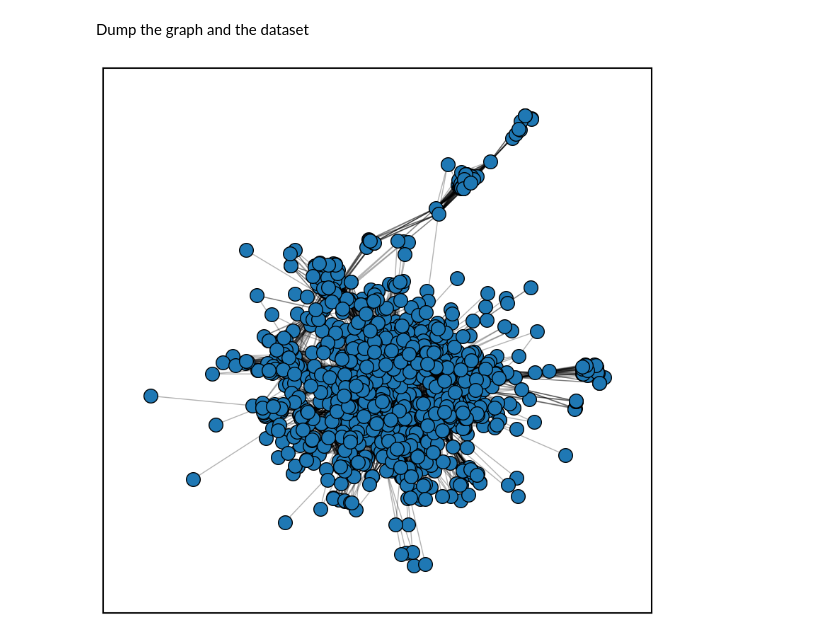
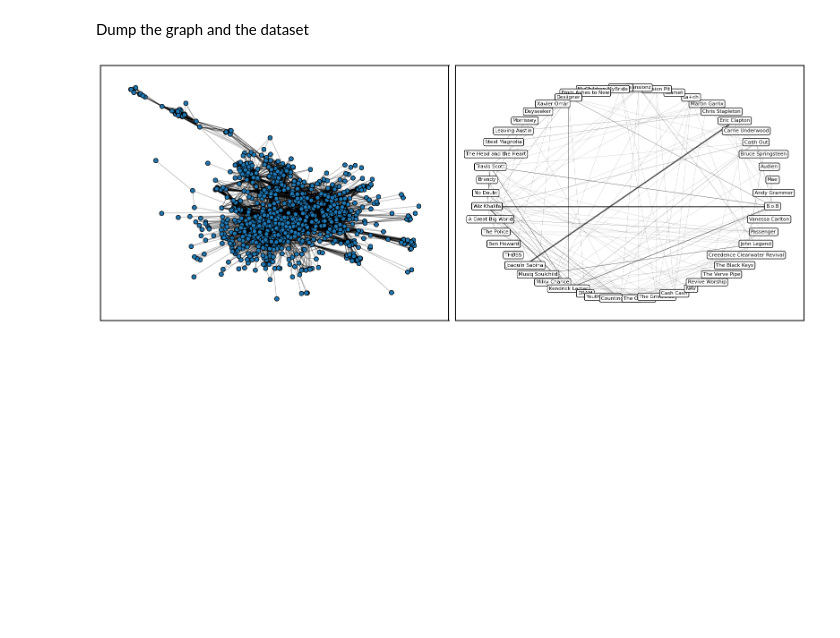
Before and after one commit to micheledinelli/spotify-playlists-network-analysis, a Jupyter notebook: main.ipynb, the cells around one changed output. Cells and saved outputs as stored; diff of their text form; code cells hidden in the pictures; blank space fills up the shorter version.

Commit message:
feat: update main.ipynb for full network plots

```diff
--- a/main.ipynb
+++ b/main.ipynb
@@ -145,15 +146,33 @@ Dump the graph and the dataset
 pickle.dump(subgraph, open('data/network.pkl', 'wb'))
 pd.to_pickle(df, 'data/artist_count.pkl')
 pd.to_pickle(playlist_artist_df, 'data/playlist_artist.pkl')
+# %%
+graph = pickle.load(open('data/network.pkl', 'rb'))
 # %%
-fig, ax = plt.subplots(1, 1, figsize=(10, 10))
+np.random.seed(42)
 
-pos = nx.spring_layout(subgraph, seed=42)
+fig, ax = plt.subplots(1, 2, figsize=(16, 6))
 
-nx.draw_networkx_nodes(subgraph, pos, edgecolors='black', node_size=200)
-nx.draw_networkx_edges(subgraph, pos, edge_color='black', alpha=0.3)
+pos = nx.spring_layout(graph, seed=42)
 
+nx.draw_networkx_nodes(graph, pos, edgecolors='black', node_size=50, ax=ax[0])
+nx.draw_networkx_edges(graph, pos, edge_color='black', alpha=0.3, ax=ax[0])
+
+random_nodes = np.random.choice(list(graph.nodes()), size=50, replace=False)
+subgraph_nodes = set(random_nodes)
+subgraph = G.subgraph(subgraph_nodes)
+
+edge_weights = [subgraph[u][v]['weight'] for u, v in subgraph.edges()]
+max_weight = max(edge_weights) if edge_weights else 1
+normalized_weights = [w / max_weight * 2 for w in edge_weights]
+
+pos_subgraph = nx.circular_layout(subgraph)
+
+nx.draw_networkx_edges(subgraph, pos_subgraph, width=normalized_weights, alpha=0.7, ax=ax[1])
+nx.draw_networkx_labels(subgraph, pos_subgraph, font_size=8, verticalalignment='center', bbox=dict(facecolor='white', edgecolor='black', boxstyle='round,pad=0.3'), ax=ax[1])
+
+plt.tight_layout()
 plt.savefig('plots/full-network.png', transparent=True)
 plt.show()
 # %% [output]
-[figure, old version]
+[figure, new version]
```
Also changed, not shown: parts of 2 cells of this notebook, 2 other files.
